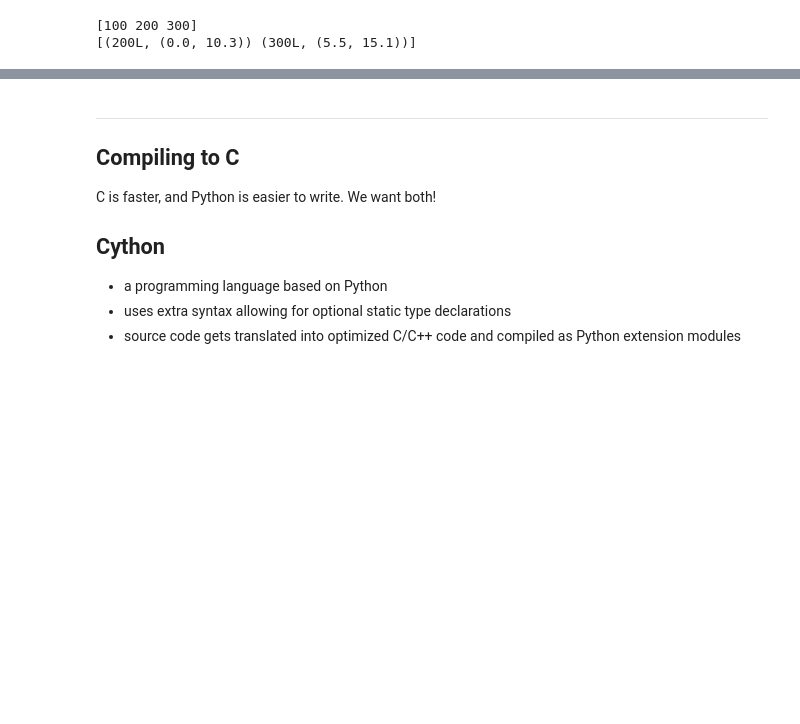
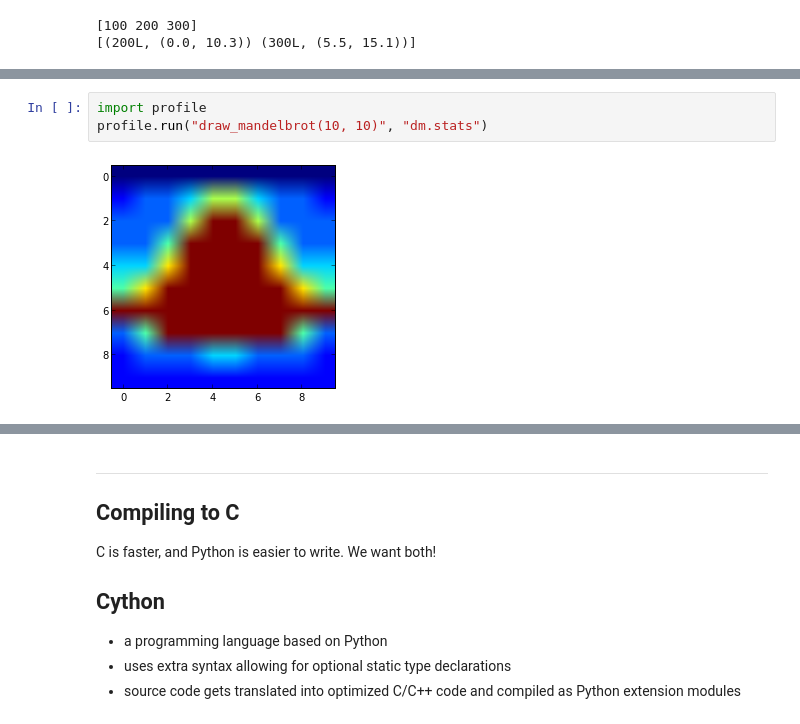
Before and after one commit to aterrel/HPCPythonSC2012, a Jupyter notebook: 02_Speeding_Python.ipynb, the cells around one changed output, grey strips where cells are left out. Cells and saved outputs as stored; diff of their text form; blank space fills up the shorter version.

```diff
--- a/02_Speeding_Python.ipynb
+++ b/02_Speeding_Python.ipynb
@@ -472,0 +500,5 @@ print x[ x['time'] >= 200 ]
+# %%
+import profile
+profile.run("draw_mandelbrot(10, 10)", "dm.stats")
+# %% [output]
+[figure, added]
```
Also changed, not shown: parts of 16 cells of this notebook.
